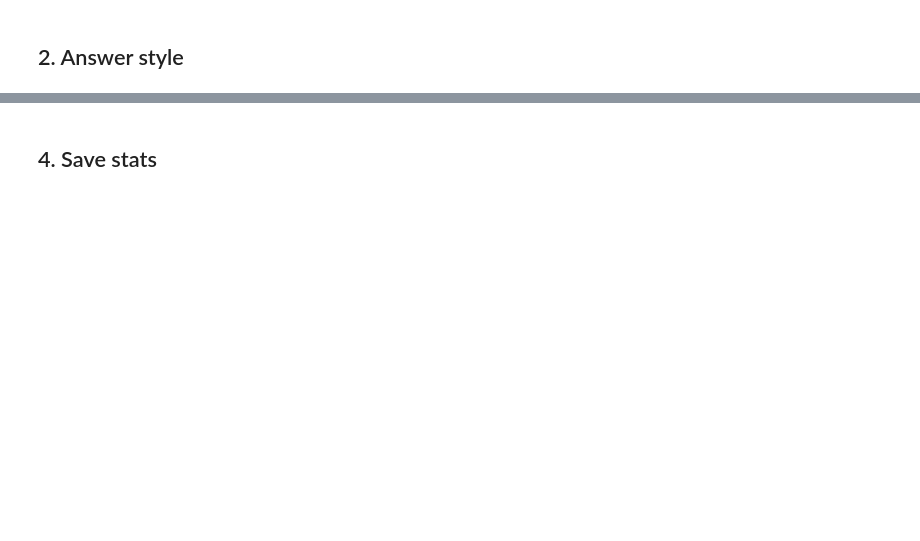
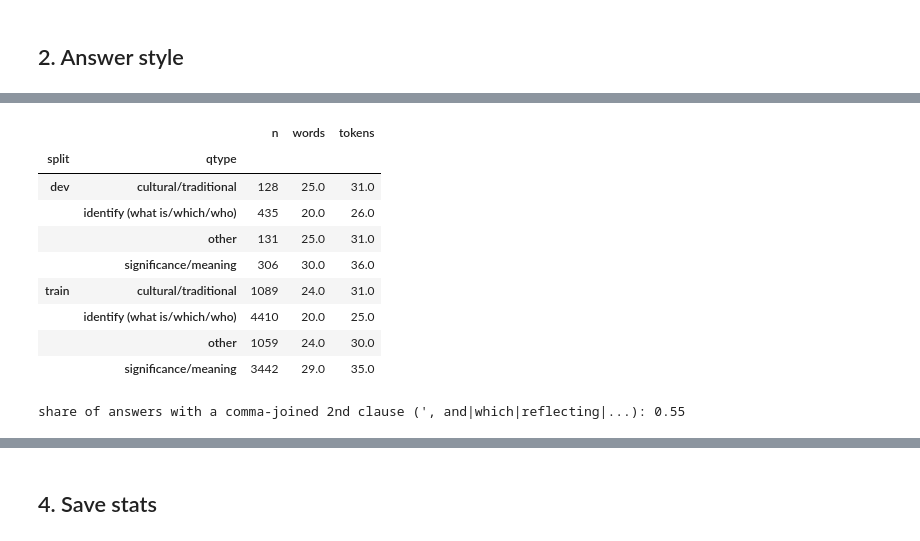
Before and after one commit to mohinska/mmculture-qa, a Jupyter notebook: notebooks/00_EDA.ipynb, the cells around one changed output, grey strips where cells are left out. Saved outputs shown, nothing was run; the diff lists cells and outputs as text; code cells hidden in the pictures; blank space fills up the shorter version.

```diff
--- a/notebooks/00_EDA.ipynb
+++ b/notebooks/00_EDA.ipynb
@@ -28,5 +28,6 @@ for split in ("train", "dev", "devtest"):
     else:
         print(f"skip {split}: {split_path('qa', split)} not found")
 df = pd.concat(frames, ignore_index=True)
+df = df[df["answer"].notna()].reset_index(drop=True)  # devtest has no gold answers
 print(df.groupby("split").size())
 print("columns:", list(df.columns))
@@ -48,0 +72,6 @@ print("Sentences per answer"); display(pd.crosstab(df["split"], df["a_sents"].cl
+# %%
+from transformers import AutoTokenizer  # already installed for bert_score
+tok = AutoTokenizer.from_pretrained("roberta-large")  # the BERTScore model
+df["a_tokens"] = [len(x) - 2 for x in tok(df["answer"].tolist())["input_ids"]]  # minus <s>, </s>
+print("Answer length, roberta tokens"); display(df.groupby("split")["a_tokens"].describe(percentiles=[.05, .25, .5, .75, .95]).round(1))
+print("tokens / word:", (df["a_tokens"].sum() / df["a_words"].sum()).round(2))
@@ -89,3 +171,26 @@ display(df["question"].str.split().str[:2].str.join(" ").value_counts().head(15)
+# %%
+def qtype(q):
+    q = q.lower()
+    for k, pat in [("significance/meaning", r"significan|symboli|meaning|represent"), ("cultural/traditional", r"cultur|tradition|heritage"),
+                   ("identify (what is/which/who)", r"^(what|which|who)\b.*\b(is|are|name|type|kind)\b")]:
+        if re.search(pat, q): return k
+    return "other"
+df["qtype"] = df["question"].map(qtype)
+display(df.groupby(["split", "qtype"]).agg(n=("a_words", "size"), words=("a_words", "median"), tokens=("a_tokens", "median")).round(1))
+print("share of answers with a comma-joined 2nd clause (', and|which|reflecting|...):",
+      df["answer"].str.contains(r", (?:and|which|reflecting|representing|making|showing|as)\b").mean().round(2))
+# %% [output]
+|  |  | n | words | tokens |
+| split | qtype |  |  |  |
+| dev | cultural/traditional | 128 | 25.0 | 31.0 |
+|  | identify (what is/which/who) | 435 | 20.0 | 26.0 |
+|  | other | 131 | 25.0 | 31.0 |
+|  | significance/meaning | 306 | 30.0 | 36.0 |
+| train | cultural/traditional | 1089 | 24.0 | 31.0 |
+|  | identify (what is/which/who) | 4410 | 20.0 | 25.0 |
+|  | other | 1059 | 24.0 | 30.0 |
+|  | significance/meaning | 3442 | 29.0 | 35.0 |
+share of answers with a comma-joined 2nd clause (', and|which|reflecting|...): 0.55
 # %%
 dev = df[df["split"] == "dev"] if (df["split"] == "dev").any() else df
 for name, part in [("shortest", dev.nsmallest(5, "a_words")), ("median", dev[dev["a_words"] == dev["a_words"].median()].head(3)), ("longest", dev.nlargest(3, "a_words"))]:
```
Also changed, not shown: parts of 13 cells of this notebook, 7 other files.
